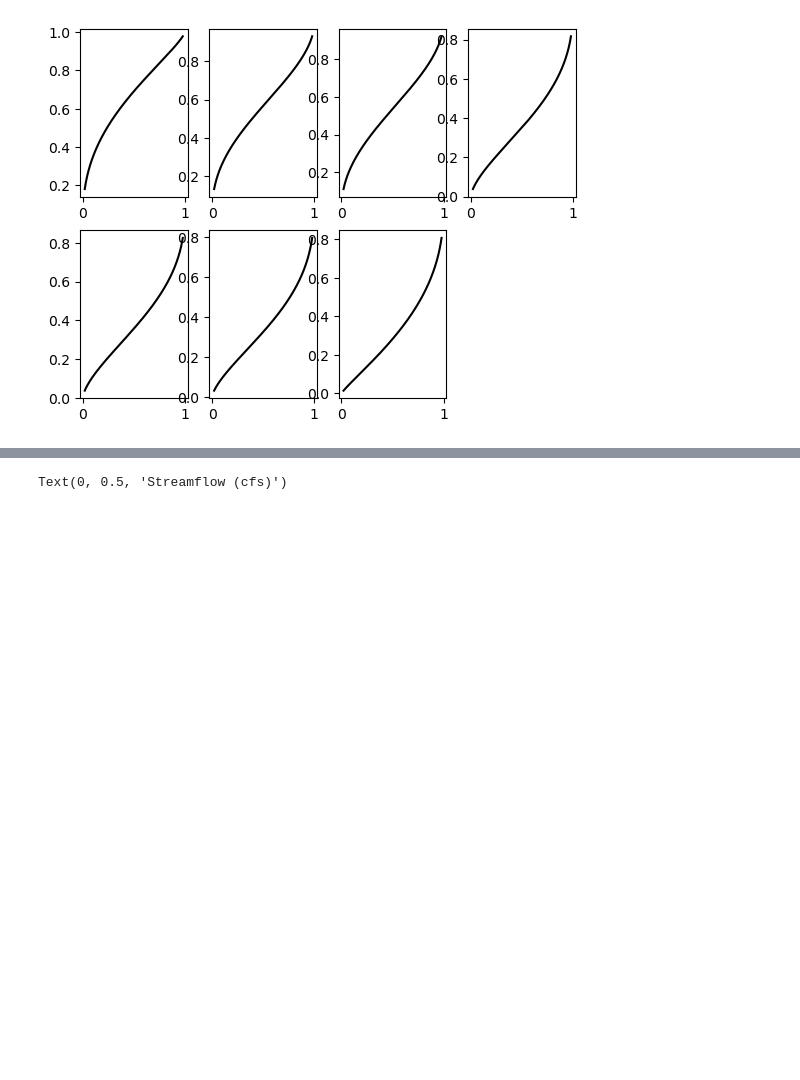
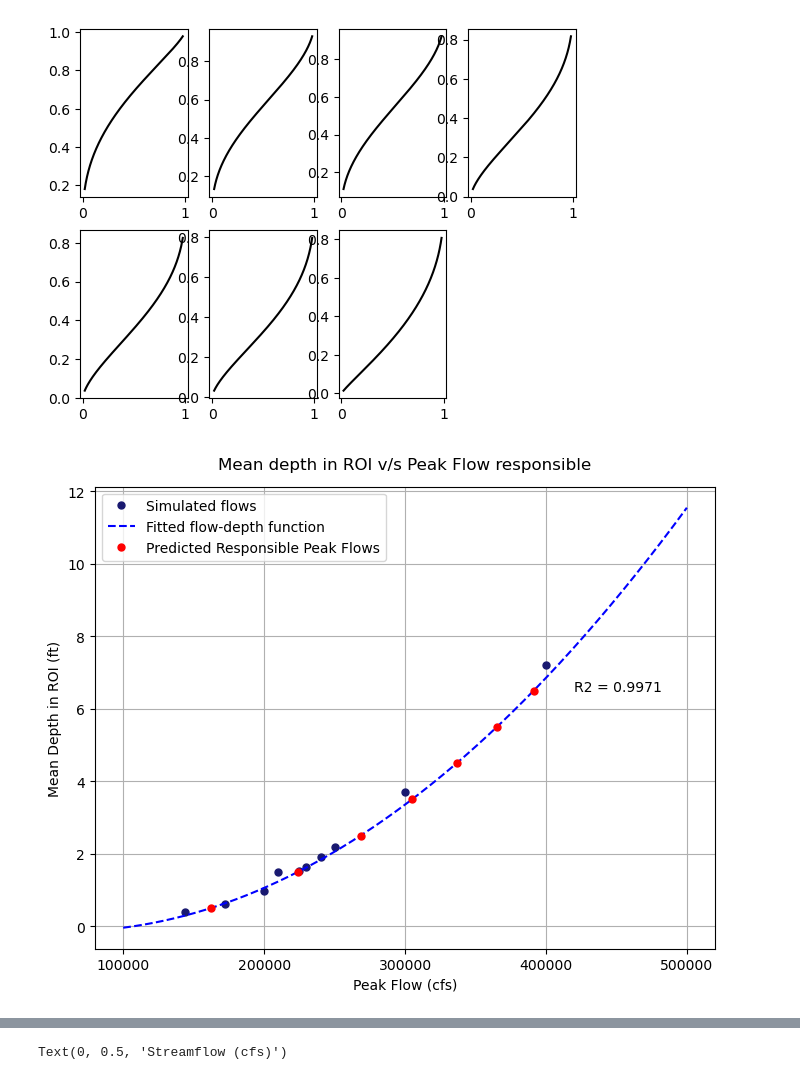
Before and after one commit to raghavsharma99/Nashville-Flood-Policy-Simulator, a Jupyter notebook: Insurance Calculation.ipynb, the cells around one changed output, grey strips where cells are left out. Cells and saved outputs as stored; diff of their text form; code cells hidden in the pictures; blank space fills up the shorter version.

```diff
--- a/Insurance Calculation.ipynb
+++ b/Insurance Calculation.ipynb
@@ -85 +92,35 @@ mean_insured_cost_C = insured_cost_C.mean(axis = 0)
+# %%
+# Use fitted model to solve quadratic polynomial to get peak flow for 7 flood depths
+def get_flow(depth):
+    c1 = c - depth
+    d = b**2 - 4*a*c1
+    flow = (-b + np.sqrt(d))/(2*a)
+    return flow
+
+depth_flow = {}
+for depth in [0.5, 1.5, 2.5, 3.5, 4.5, 5.5, 6.5]:
+    depth_flow[int(depth - 0.5)] = get_flow(depth)
+
+plt.figure(figsize = (8,6))
+plt.grid()
+
+plt.plot(simFlows['Peak Flow'], simFlows['True Depth'],
+         '.', color = 'midnightblue', markersize = 10,
+         label = 'Simulated flows')
+
+plt.plot(x, y, 'b--', label = 'Fitted flow-depth function')
+
+plt.plot(list(depth_flow.values()), np.array(list(depth_flow.keys()))+0.5,
+         '.', color = 'red', markersize = 10,
+         label = 'Predicted Responsible Peak Flows')
+
+plt.xlabel('Peak Flow (cfs)')
+plt.ylabel('Mean Depth in ROI (ft)')
+plt.xticks(np.arange(100_000, 600_000, 100_000),np.arange(100_000, 600_000, 100_000))
+plt.text(420_000,6.5,'R2 = 0.9971')
+plt.legend()
+plt.title('Mean depth in ROI v/s Peak Flow responsible', y = 1.02)
+plt.savefig('depth-flow.png', transparent = True)
+# %% [output]
+[figure, added]
 # %%
```
Also changed, not shown: parts of 12 cells of this notebook, 13 other files.
